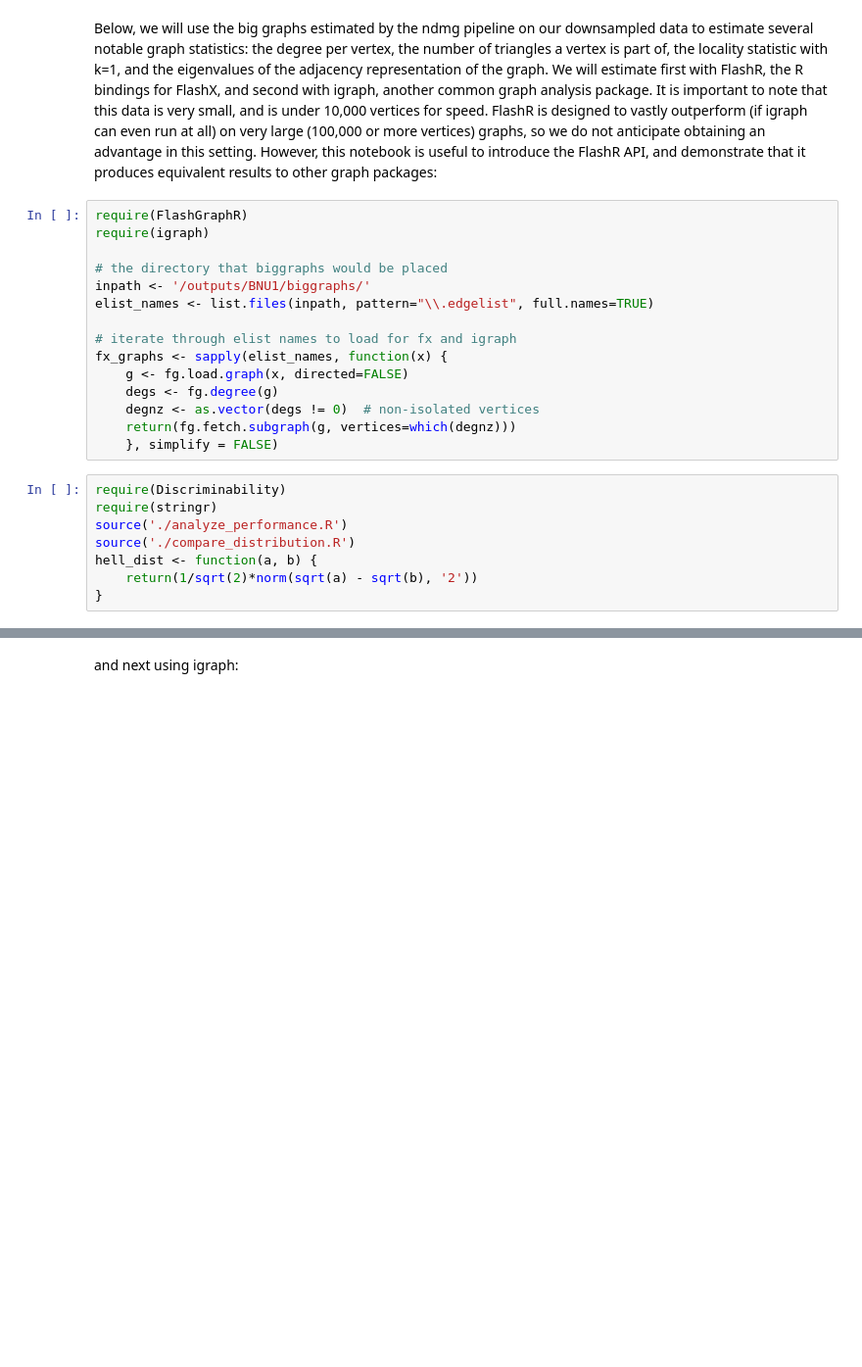
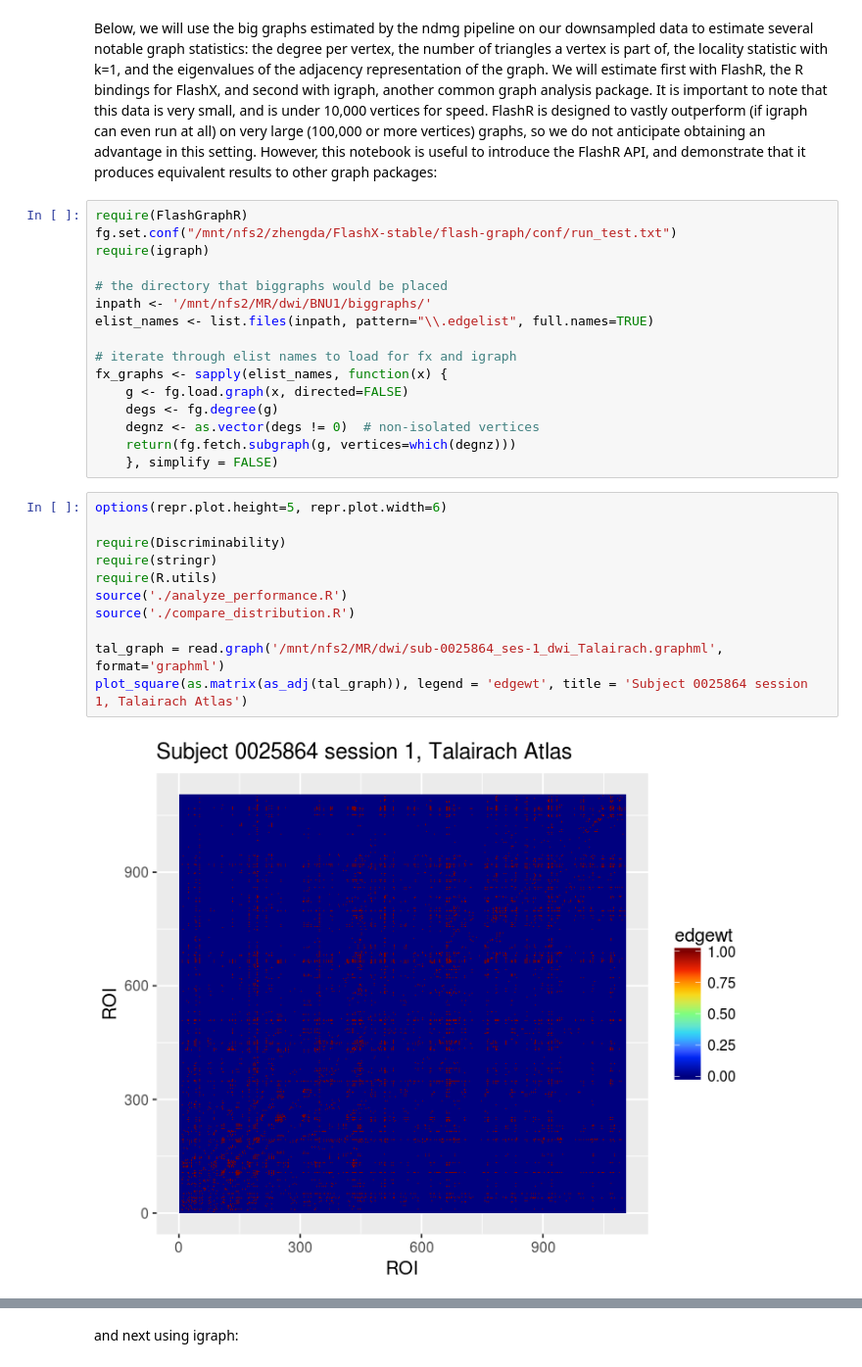
Before and after one commit to neurodata/mrilab, a Jupyter notebook: ndmg_bg_full/for_user/flashx-igraph_ndmg_notebook.ipynb, the cells around one changed output, grey strips where cells are left out. Shown at 98% size. Saved outputs shown, nothing was run; the diff lists cells and outputs as text; blank space fills up the shorter version.

```diff
--- a/ndmg_bg_full/for_user/flashx-igraph_ndmg_notebook.ipynb
+++ b/ndmg_bg_full/for_user/flashx-igraph_ndmg_notebook.ipynb
@@ -44,10 +46,11 @@ grid::grid.raster(img)
 Below, we will use the big graphs estimated by the ndmg pipeline on our downsampled data to estimate several notable graph statistics: the degree per vertex, the number of triangles a vertex is part of, the locality statistic with k=1, and the eigenvalues of the adjacency representation of the graph. We will estimate first with FlashR, the R bindings for FlashX, and second with igraph, another common graph analysis package. It is important to note that this data is very small, and is under 10,000 vertices for speed. FlashR is designed to vastly outperform (if igraph can even run at all) on very large (100,000 or more vertices) graphs, so we do not anticipate obtaining an advantage in this setting. However, this notebook is useful to introduce the FlashR API, and demonstrate that it produces equivalent results to other graph packages:
 # %%
 require(FlashGraphR)
+fg.set.conf("/mnt/nfs2/zhengda/FlashX-stable/flash-graph/conf/run_test.txt")
 require(igraph)
 
 # the directory that biggraphs would be placed
-inpath <- '/outputs/BNU1/biggraphs/'
+inpath <- '/mnt/nfs2/MR/dwi/BNU1/biggraphs/'
 elist_names <- list.files(inpath, pattern="\\.edgelist", full.names=TRUE)
 
 # iterate through elist names to load for fx and igraph
@@ -57,11 +60,16 @@ fx_graphs <- sapply(elist_names, function(x) {
     degnz <- as.vector(degs != 0)  # non-isolated vertices
     return(fg.fetch.subgraph(g, vertices=which(degnz)))
     }, simplify = FALSE)
-# %%
-require(Discriminability)
-require(stringr)
-source('./analyze_performance.R')
-source('./compare_distribution.R')
-hell_dist <- function(a, b) {
-    return(1/sqrt(2)*norm(sqrt(a) - sqrt(b), '2'))
-}
+# %%
+options(repr.plot.height=5, repr.plot.width=6)
+
+require(Discriminability)
+require(stringr)
+require(R.utils)
+source('./analyze_performance.R')
+source('./compare_distribution.R')
+
+tal_graph = read.graph('/mnt/nfs2/MR/dwi/sub-0025864_ses-1_dwi_Talairach.graphml', format='graphml')
+plot_square(as.matrix(as_adj(tal_graph)), legend = 'edgewt', title = 'Subject 0025864 session 1, Talairach Atlas')
+# %% [output]
+[figure, added]
```
Also changed, not shown: parts of 12 cells of this notebook, 3 other files.
